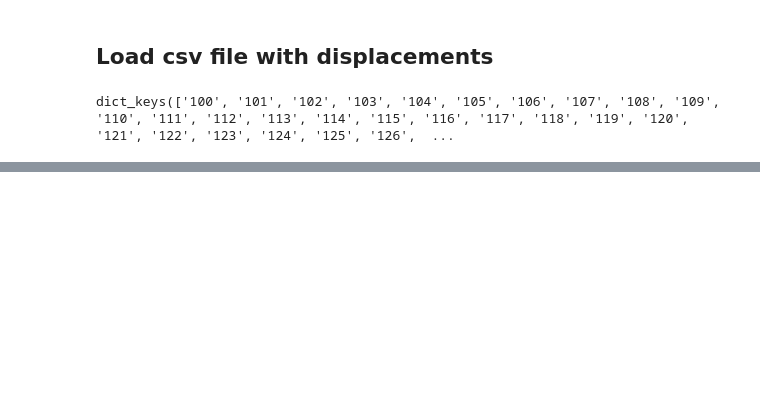
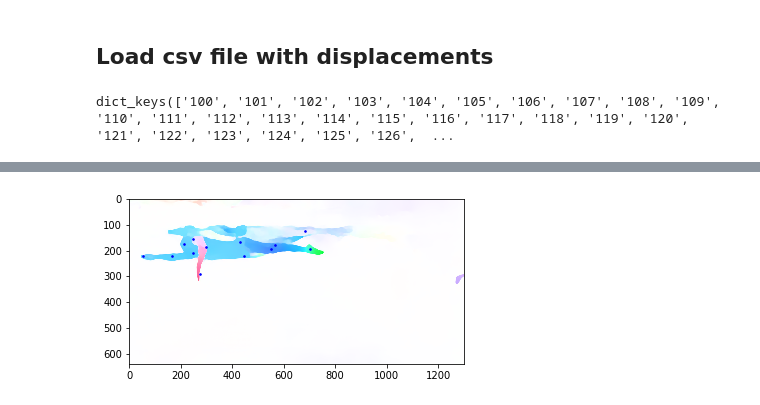
Before and after one commit to agvdndor/Swimming-Stroke-Rate-Analysis, a Jupyter notebook: lib/optical_vectors/test_warping.ipynb, the cells around one changed output, grey strips where cells are left out. Cells and saved outputs as stored; diff of their text form; code cells hidden in the pictures; blank space fills up the shorter version.

```diff
--- a/lib/optical_vectors/test_warping.ipynb
+++ b/lib/optical_vectors/test_warping.ipynb
@@ -92,0 +173,4 @@ print(opt_vec)
+# %%
+plot_opt_vec(dataset_root, img_id, cut_dict, [test_kps])
+# %% [output]
+[figure, added]
```
Also changed, not shown: parts of 10 cells of this notebook, 3 other files.
